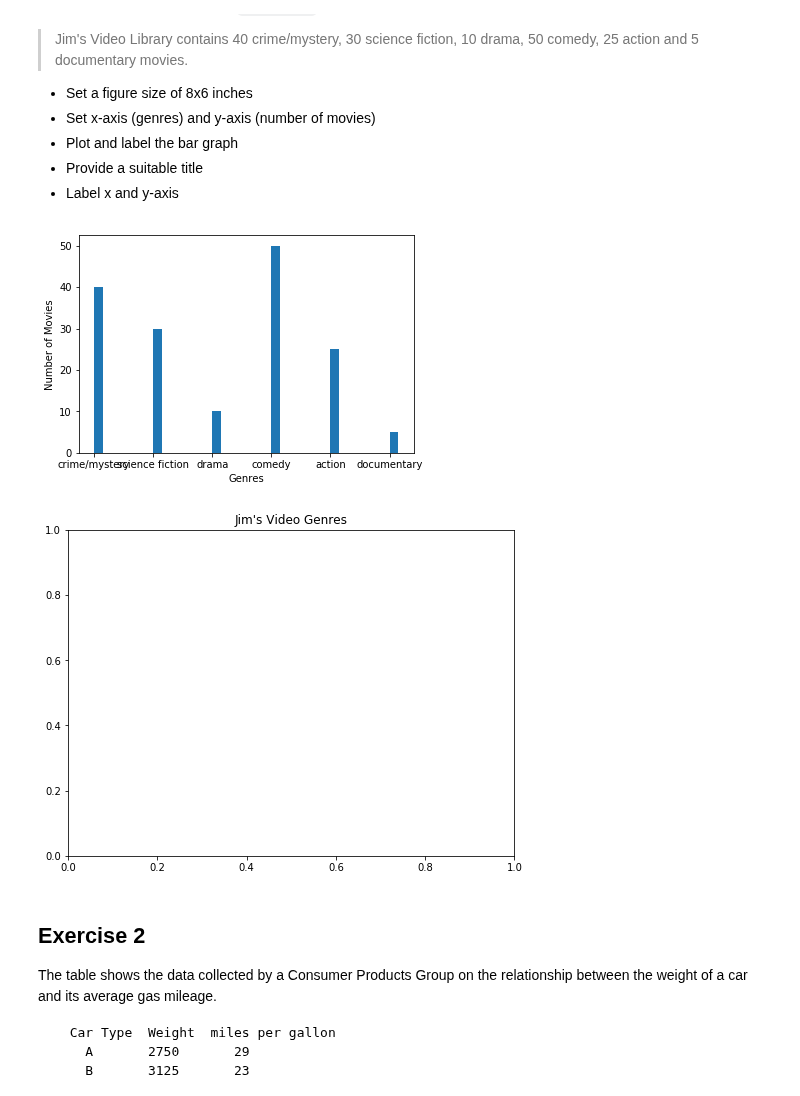
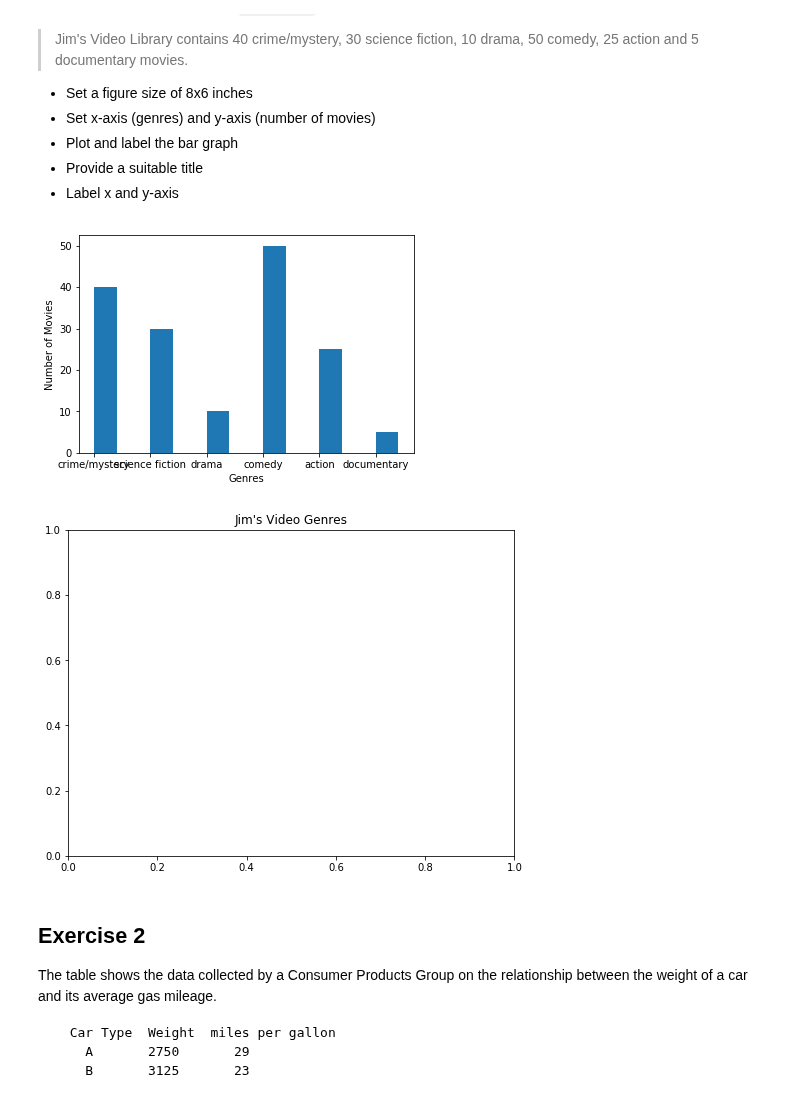
Before and after one commit to bgilroy26/dsc-data-viz-lab-nyc-ds-071519, a Jupyter notebook: index.ipynb, the cells around one changed output. Cells and saved outputs as stored; diff of their text form; code cells hidden in the pictures.

```diff
--- a/index.ipynb
+++ b/index.ipynb
@@ -23,25 +23,25 @@ Make a vertical bar graph using `plt.bar()` for the following set of data:
 # %%
 # import the required libraries
 import numpy as np
 import matplotlib.pyplot as plt
 
 y = [40, 30, 10, 50, 25, 5]
 x = np.arange(len(y))
 scaled_x = [2*x_i for x_i in x]
-plt.bar(scaled_x, y, align='edge', width=.3)
+plt.bar(scaled_x, y, align='edge', width=.8)
 plt.xticks(scaled_x, ['crime/mystery', 'science fiction', 'drama', 'comedy', 'action', 'documentary'])
 plt.xlabel('Genres')
 plt.ylabel('Number of Movies')
 
 # Set a figure size
 plt.figure(figsize=(8,6))
 # Plot vertical bars of fixed width by passing x and y values to .bar() function
 # Give a title to the bar graph
 plt.title("Jim's Video Genres")
 # Output the final plot
 plt.show()
 # %% [output]
-[figure, old version]
+[figure, new version]
 [figure]
 # %% [markdown]
 ## Exercise 2
```
